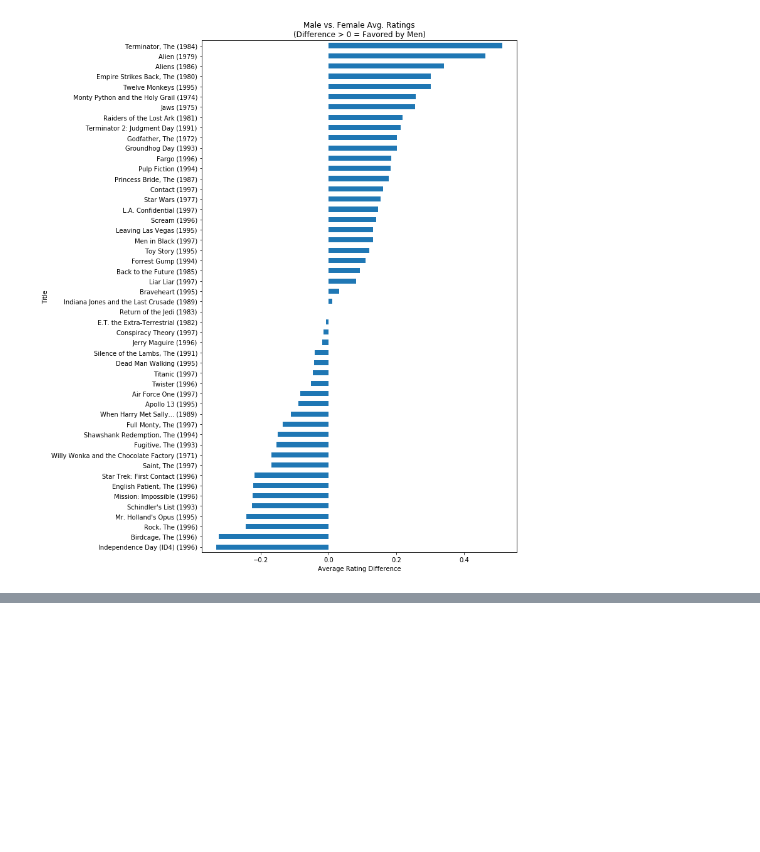
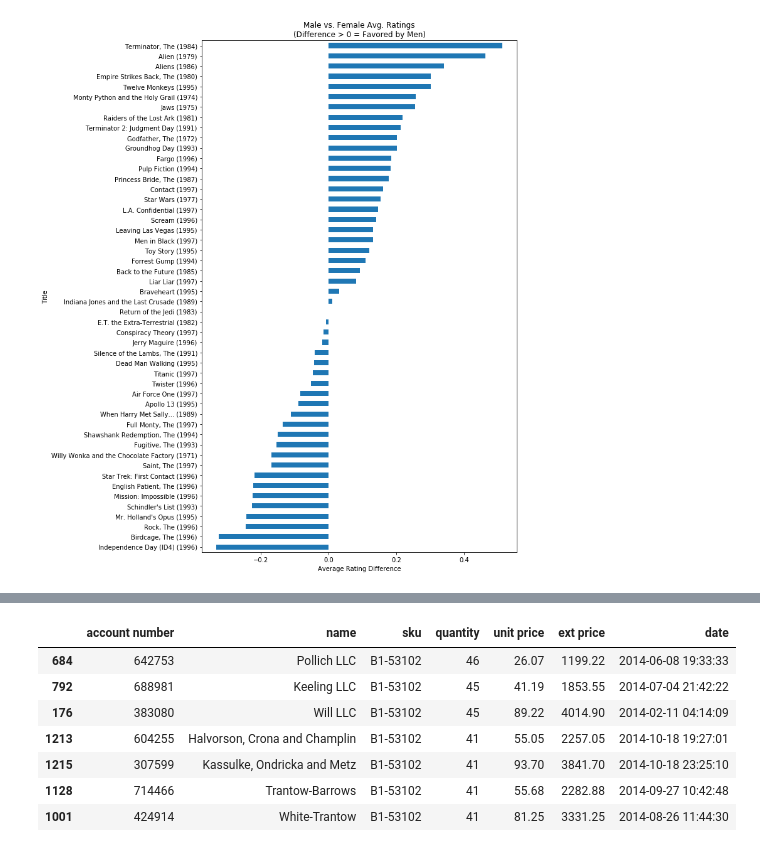
Before and after one commit to TJ-DS/MachineLearning, a Jupyter notebook: BasicDS-Interview/BasicDS-Numpy-Pandas-sql.ipynb, the cells around one changed output, grey strips where cells are left out. Cells and saved outputs as stored; diff of their text form; code cells hidden in the pictures; blank space fills up the shorter version.

```diff
--- a/BasicDS-Interview/BasicDS-Numpy-Pandas-sql.ipynb
+++ b/BasicDS-Interview/BasicDS-Numpy-Pandas-sql.ipynb
@@ -1070,3 +1070,10 @@ plt.ylabel('Title')
 plt.xlabel('Average Rating Difference');
 # %% [output]
 [figure]
+# %%
+import pandas as pd
+import numpy as np
+
+url= "C://Users//t.shah//Desktop//TanujGit//ExploratoryDataAnalysis-EDA//DataSet//sample-salesv3.xlsx"
+
+df = pd.read_excel(url)
@@ -1072,0 +1104,2 @@ plt.xlabel('Average Rating Difference');
+# %%
+df['date'] = pd.to_datetime(df['date'])
@@ -1072,0 +1123,3 @@ plt.xlabel('Average Rating Difference');
+# %%
+df = df.sort_values('date')
+df[df['date'] >='20140905'].head()
@@ -1072,0 +1169,3 @@ plt.xlabel('Average Rating Difference');
+# %%
+df2 = df.set_index(['date'])
+df2.head()
@@ -1072,0 +1231,11 @@ plt.xlabel('Average Rating Difference');
+# %%
+df[(df['sku'].str.contains('B1-531')) & (df['quantity']>40)].sort_values(['quantity','name'],ascending=[0,1])
+# %% [output]
+|  | account number | name | sku | quantity | unit price | ext price | date |
+| 684 | 642753 | Pollich LLC | B1-53102 | 46 | 26.07 | 1199.22 | 2014-06-08 19:33:33 |
+| 792 | 688981 | Keeling LLC | B1-53102 | 45 | 41.19 | 1853.55 | 2014-07-04 21:42:22 |
+| 176 | 383080 | Will LLC | B1-53102 | 45 | 89.22 | 4014.90 | 2014-02-11 04:14:09 |
+| 1213 | 604255 | Halvorson, Crona and Champlin | B1-53102 | 41 | 55.05 | 2257.05 | 2014-10-18 19:27:01 |
+| 1215 | 307599 | Kassulke, Ondricka and Metz | B1-53102 | 41 | 93.70 | 3841.70 | 2014-10-18 23:25:10 |
+| 1128 | 714466 | Trantow-Barrows | B1-53102 | 41 | 55.68 | 2282.88 | 2014-09-27 10:42:48 |
+| 1001 | 424914 | White-Trantow | B1-53102 | 41 | 81.25 | 3331.25 | 2014-08-26 11:44:30 |
```
Also changed, not shown: parts of 17 cells of this notebook, 4 other files.
